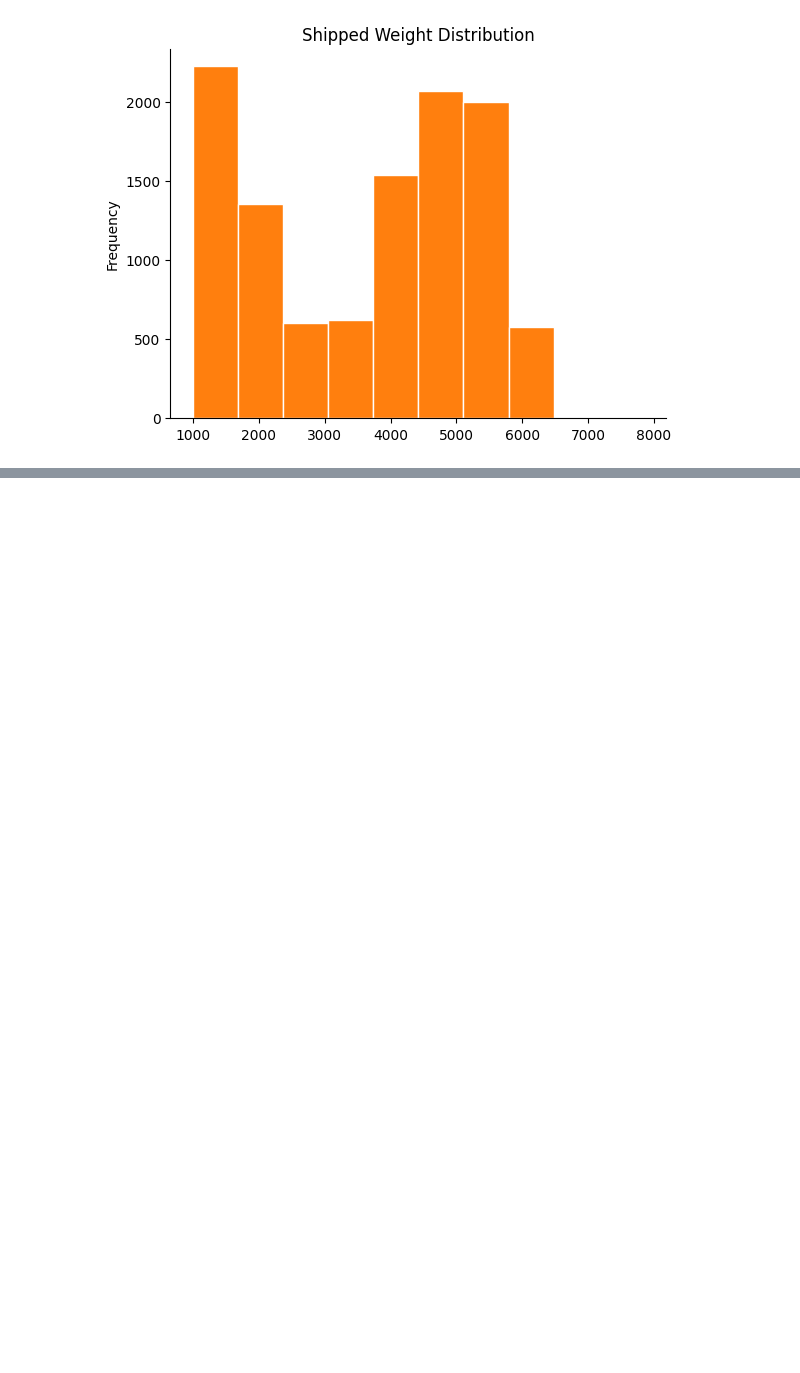
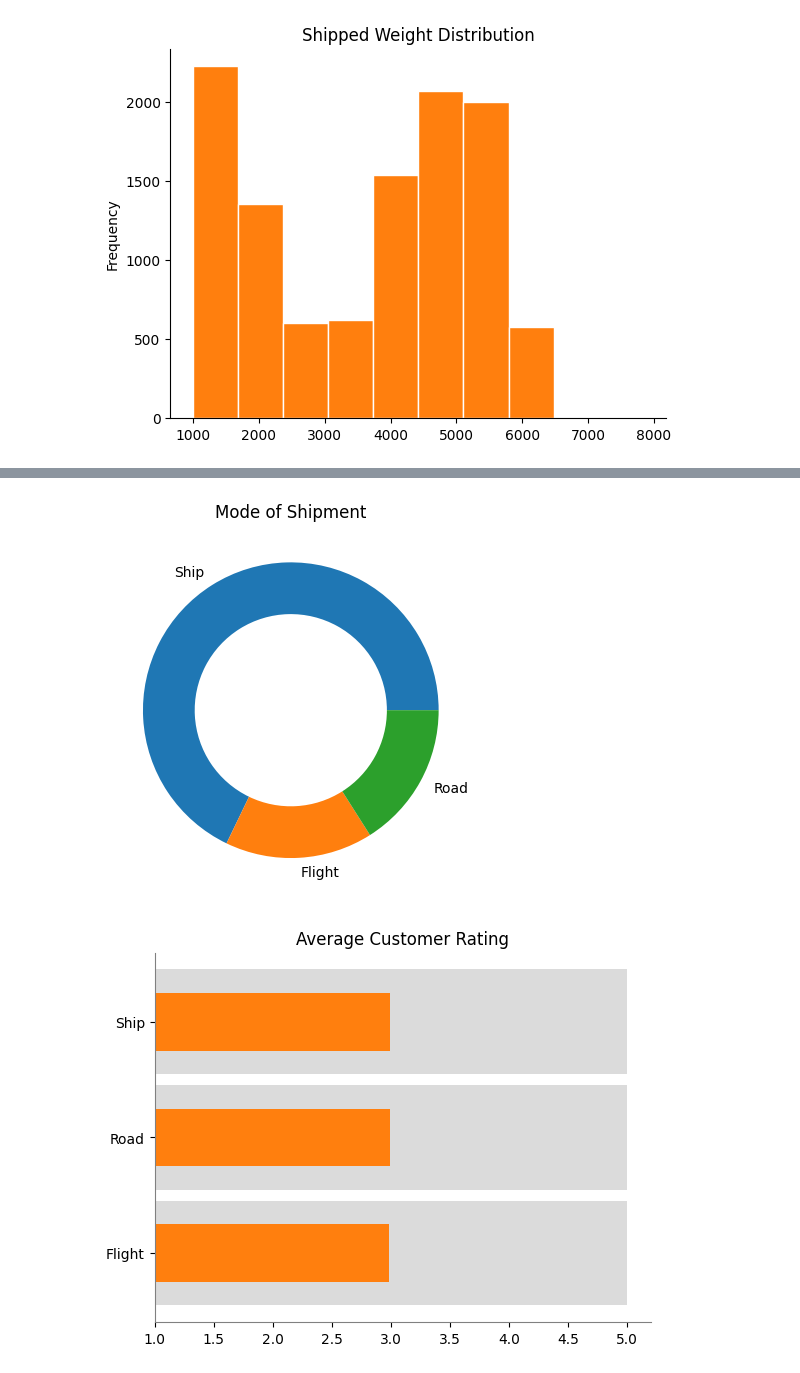
Before and after one commit to 2025-2-fundamentos/LAB-08-matplotlib-dashboard-segomezz, a Jupyter notebook: notebook.ipynb, the cells around one changed output, grey strips where cells are left out. Drawn from its saved outputs; the diff is of its cells as text; code cells hidden in the pictures; blank space fills up the shorter version.

```diff
--- a/notebook.ipynb
+++ b/notebook.ipynb
@@ -111,3 +111,10 @@ def create_visual_for_weight_distribution(df):
 create_visual_for_weight_distribution(df)
 # %% [output]
 [figure]
+# %%
+load_data()
+create_visual_for_shipping_per_warehouse(df)
+create_visual_for_mode_of_shipment(df)
+create_visual_for_average_customer_rating(df)
+create_visual_for_weight_distribution(df)
+# %% [output]
@@ -113,0 +122,2 @@ create_visual_for_weight_distribution(df)
+[figure, added]
+[figure, added]
```
Also changed, not shown: parts of 1 cell of this notebook.
